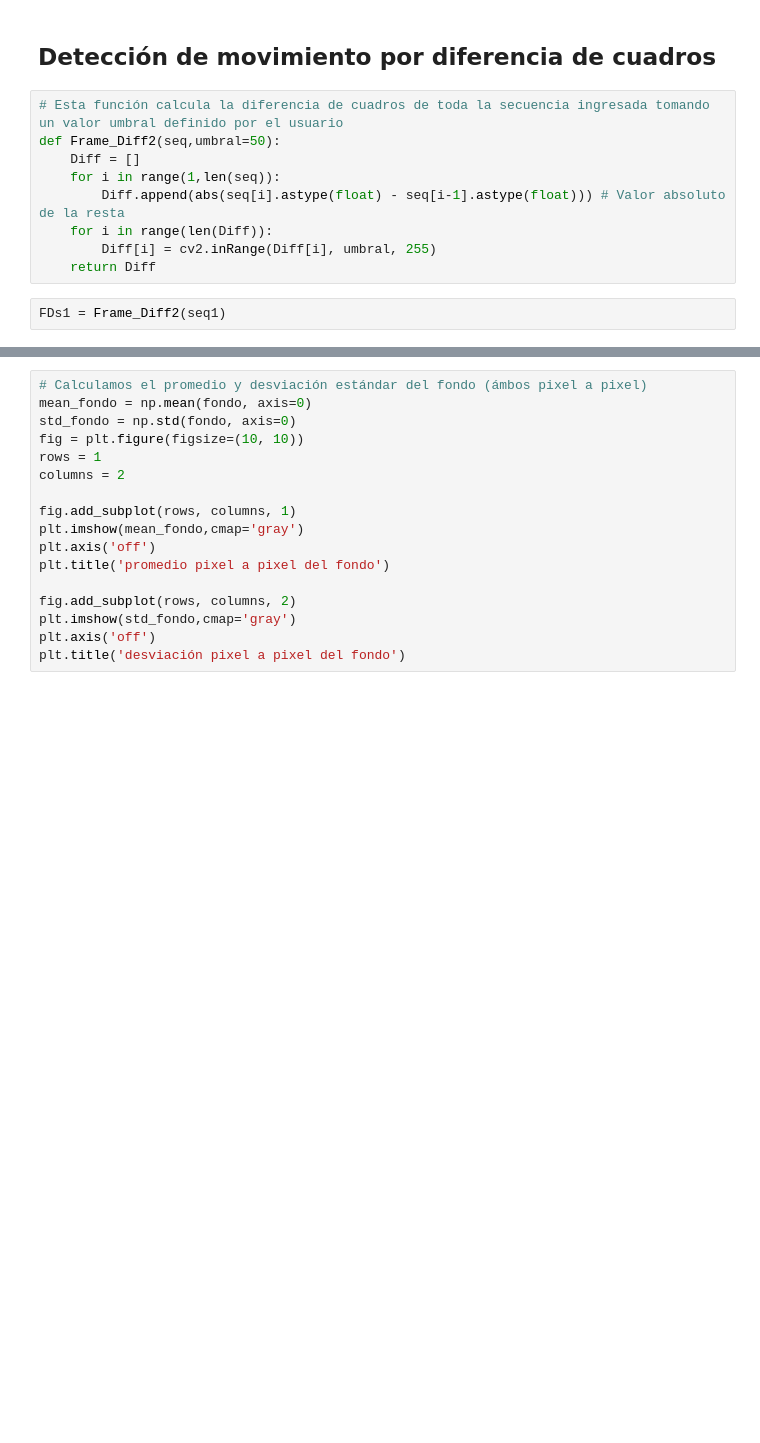
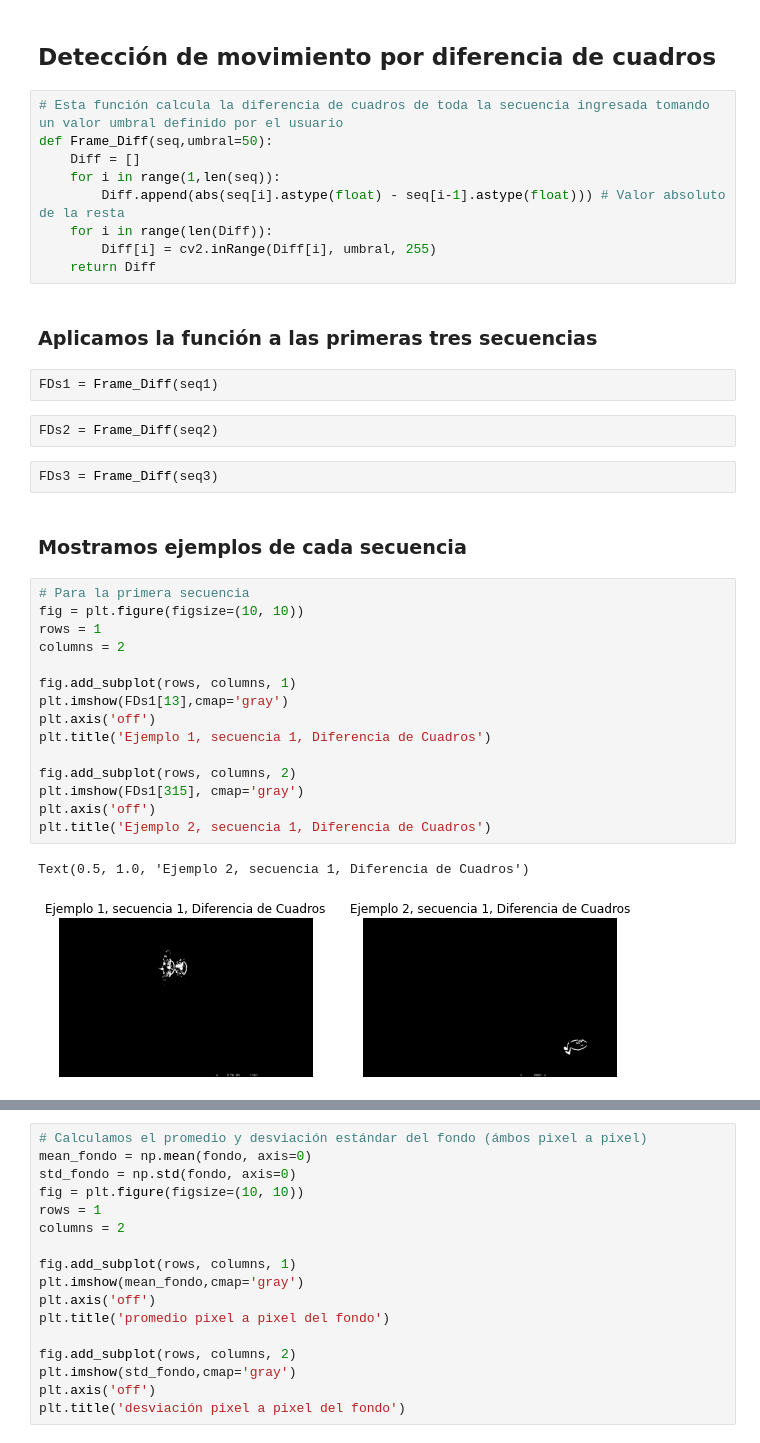
Before and after one commit to BenjaminIrarrazabal/Laboratorios_Inteligencia, a Jupyter notebook: Exp3.ipynb, the cells around one changed output, grey strips where cells are left out. Cells and saved outputs as stored; diff of their text form; blank space fills up the shorter version.

```diff
--- a/Exp3.ipynb
+++ b/Exp3.ipynb
@@ -57,12 +76,38 @@ plt.axis('off')
 ## Detección de movimiento por diferencia de cuadros
 # %%
 # Esta función calcula la diferencia de cuadros de toda la secuencia ingresada tomando un valor umbral definido por el usuario
-def Frame_Diff2(seq,umbral=50):
+def Frame_Diff(seq,umbral=50):
     Diff = []
     for i in range(1,len(seq)):
         Diff.append(abs(seq[i].astype(float) - seq[i-1].astype(float))) # Valor absoluto de la resta
     for i in range(len(Diff)):
         Diff[i] = cv2.inRange(Diff[i], umbral, 255)
     return Diff
+# %% [markdown]
+### Aplicamos la función a las primeras tres secuencias
 # %%
-FDs1 = Frame_Diff2(seq1)
+FDs1 = Frame_Diff(seq1)
+# %%
+FDs2 = Frame_Diff(seq2)
+# %%
+FDs3 = Frame_Diff(seq3)
+# %% [markdown]
+### Mostramos ejemplos de cada secuencia
+# %%
+# Para la primera secuencia
+fig = plt.figure(figsize=(10, 10))
+rows = 1
+columns = 2
+
+fig.add_subplot(rows, columns, 1)
+plt.imshow(FDs1[13],cmap='gray')
+plt.axis('off')
+plt.title('Ejemplo 1, secuencia 1, Diferencia de Cuadros')
+
+fig.add_subplot(rows, columns, 2)
+plt.imshow(FDs1[315], cmap='gray')
+plt.axis('off')
+plt.title('Ejemplo 2, secuencia 1, Diferencia de Cuadros')
+# %% [output]
+Text(0.5, 1.0, 'Ejemplo 2, secuencia 1, Diferencia de Cuadros')
+[figure, added]
```
Also changed, not shown: parts of 9 cells of this notebook.
